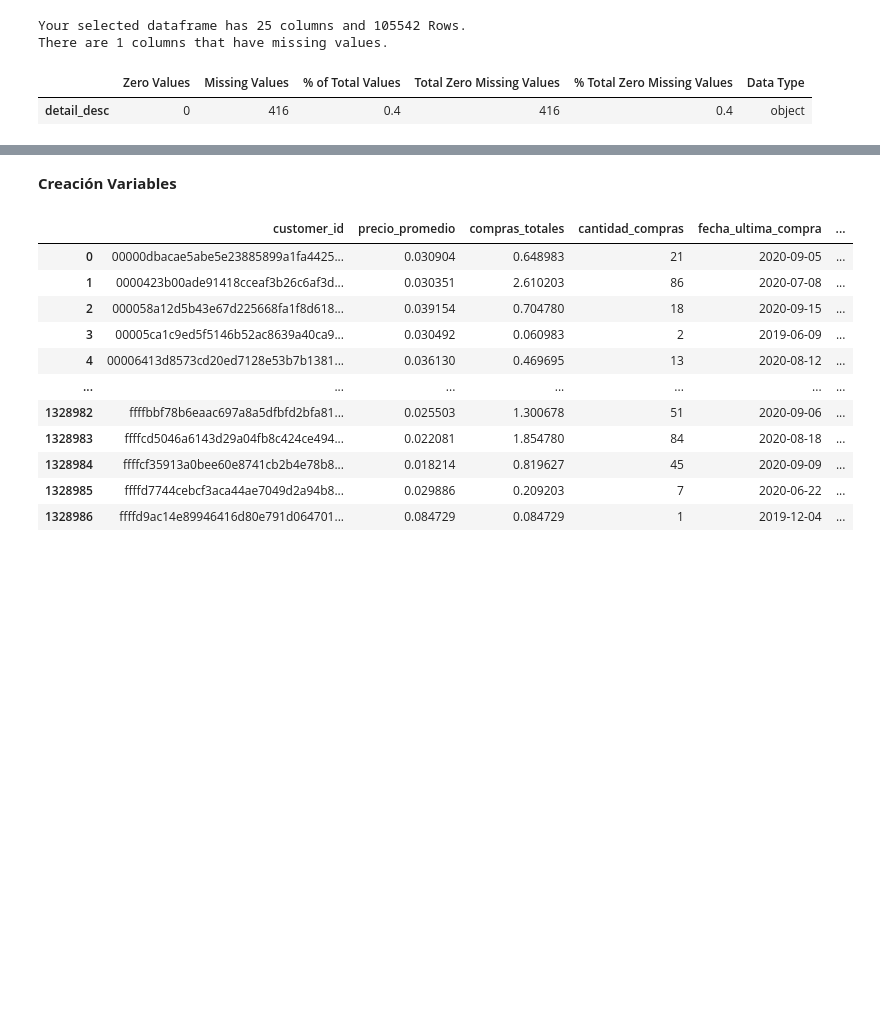
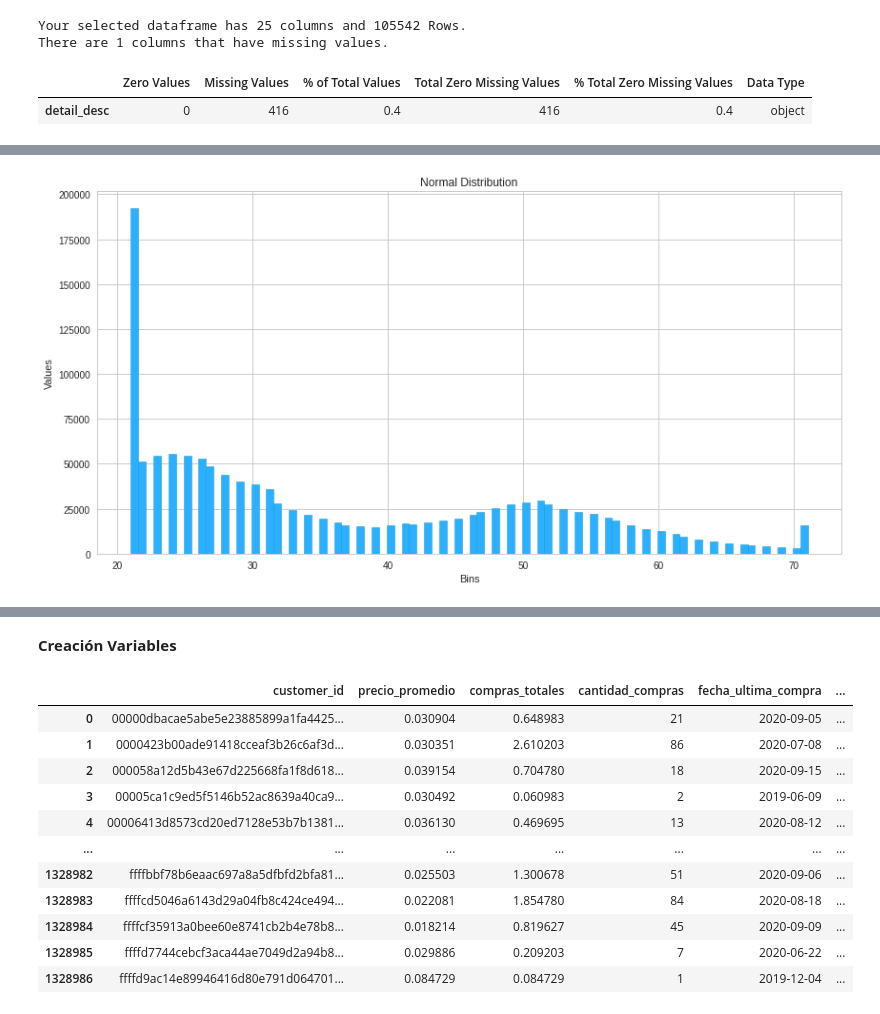
Before and after one commit to AndresPerelmuter/Customers-Segmentation---Clustering, a Jupyter notebook: Cluster_H&M.ipynb, the cells around one changed output, grey strips where cells are left out. Cells and saved outputs as stored; diff of their text form; code cells hidden in the pictures; blank space fills up the shorter version.

```diff
--- a/Cluster_H&M.ipynb
+++ b/Cluster_H&M.ipynb
@@ -344,5 +278,5 @@ There are 5 columns that have missing values.
 | age | 0 | 15861 | 1.2 | 15861 | 1.2 | float64 |
 | club_member_status | 0 | 6062 | 0.4 | 6062 | 0.4 | object |
 # %%
-customers = customers.drop(['Active', 'FN'], axis=1)
+customers = customers.drop(['Active'], axis=1)
 customers = customers.dropna()
@@ -361,0 +313,10 @@ outliers(articles)
+# %%
+plt.figure(figsize=(14,7)) # Make it 14x7 inch
+plt.style.use('seaborn-whitegrid') # nice and clean grid
+plt.hist(customers['age'], bins=90, facecolor = '#2ab0ff', edgecolor='#169acf', linewidth=0.5)
+plt.title('Normal Distribution')
+plt.xlabel('Bins')
+plt.ylabel('Values')
+plt.show()
+# %% [output]
+[figure, added]
```
Also changed, not shown: parts of 10 cells of this notebook.
